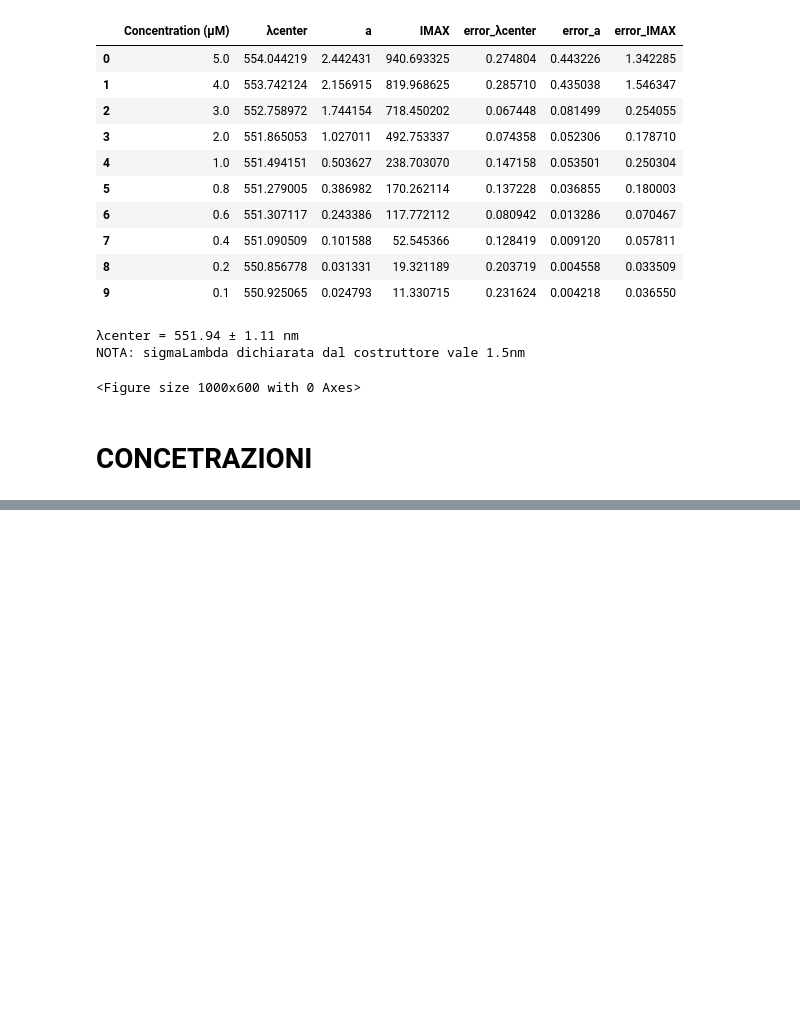
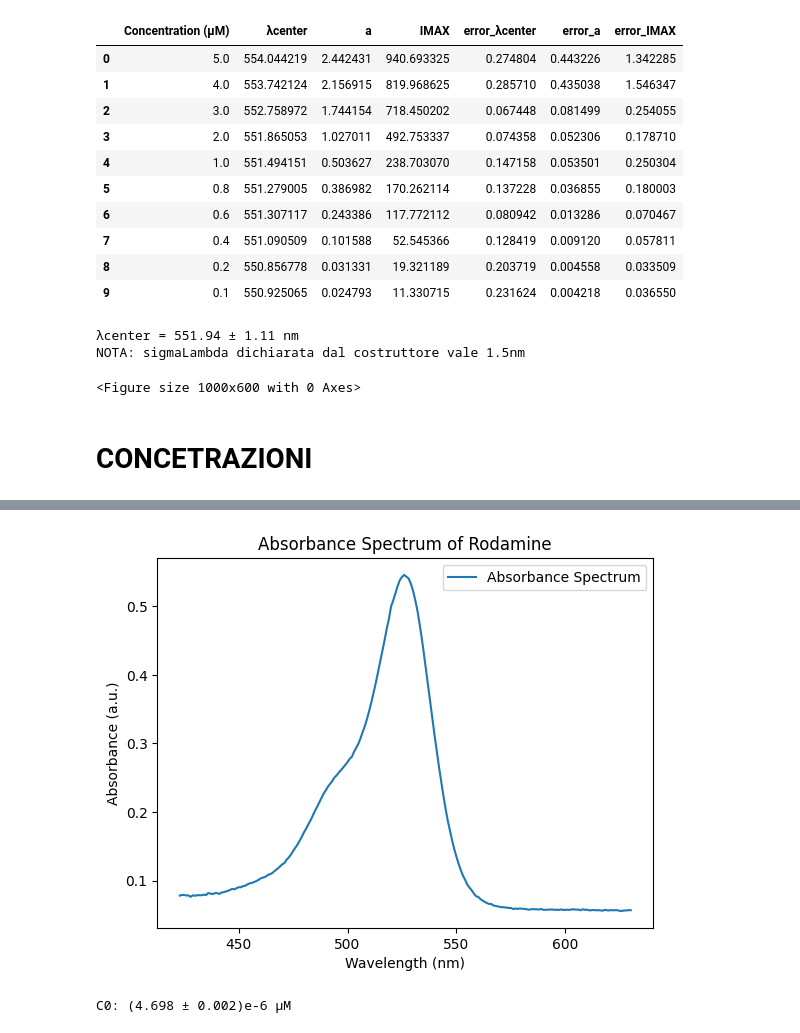
Before and after one commit to CarminatiGiovanni/LaboratorioBiofisica, a Jupyter notebook: FLUO1/spettro_emissione_concentrazione.ipynb, the cells around one changed output, grey strips where cells are left out. Saved outputs shown, nothing was run; the diff lists cells and outputs as text; code cells hidden in the pictures; blank space fills up the shorter version.

```diff
--- a/FLUO1/spettro_emissione_concentrazione.ipynb
+++ b/FLUO1/spettro_emissione_concentrazione.ipynb
@@ -208,0 +192,8 @@ display(conc)
+# %%
+# determinazione della concentrazione iniziale da spettro di assorbimento
+
+filename = './data/rodamina_ass_05_g1.TXT'
+
+ass_rodamina = pd.read_csv(filename,sep='\t',header=None,skiprows=19,nrows=208)
+ass_rodamina.columns = ['λ','A']
+ass_rodamina.tail()
@@ -208,0 +207,28 @@ display(conc)
+# %%
+# plt.plot(ass_rodamina['λ'],ass_rodamina['A'])
+
+plt.plot(ass_rodamina['λ'], ass_rodamina['A'], label='Absorbance Spectrum')
+plt.xlabel('Wavelength (nm)')
+plt.ylabel('Absorbance (a.u.)')
+plt.title('Absorbance Spectrum of Rodamine')
+plt.legend()
+plt.show()
+λ_ass = ass_rodamina['λ'].to_numpy()
+A_rod = ass_rodamina['A'].to_numpy()
+
+l0 = ass_rodamina['A'].idxmax()
+
+popt, pcov = curve_fit(max_fit_parabolic, λ_ass[l0-5:l0+5], A_rod[l0-5:l0+5], p0=[530, 2, 0.5])
+λcenter, a, A = popt
+error_λcenter, error_a, error_A = np.sqrt(np.diag(pcov))
+# %% [output]
+[figure, added]
+# %%
+# CONCENTRAZIONE ZERO:
+ε = 116000 # coefficiente di estinzione molare
+l = 1 #cm
+C0 = A / ε # Molare
+sigmaC0 = error_A/ε
+print('C0:',final_val(C0,sigmaC0,decimals=3,exp=-6,udm='μM'))
+# %% [output]
+C0: (4.698 ± 0.002)e-6 μM
```
Also changed, not shown: parts of 4 cells of this notebook.
